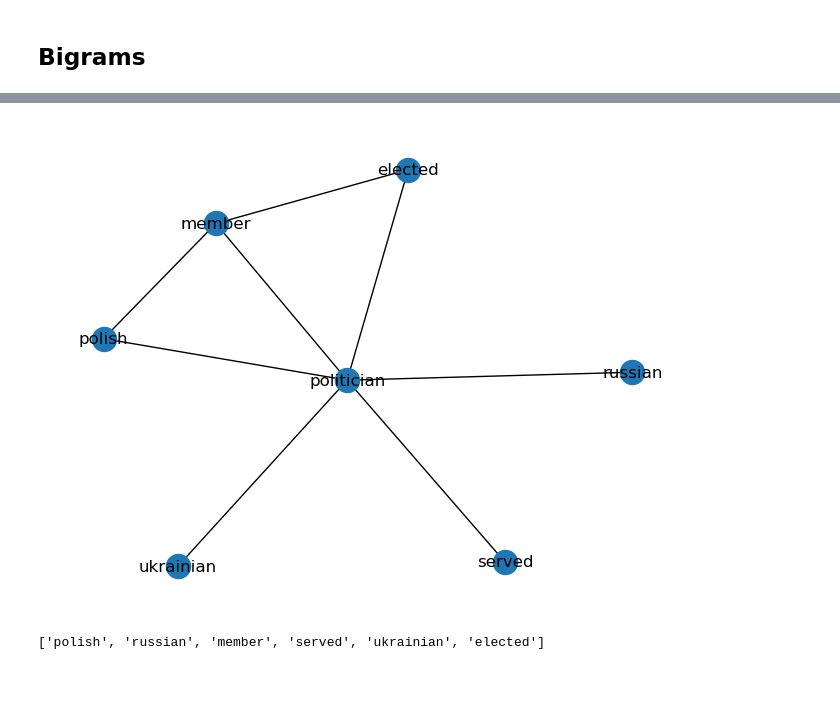
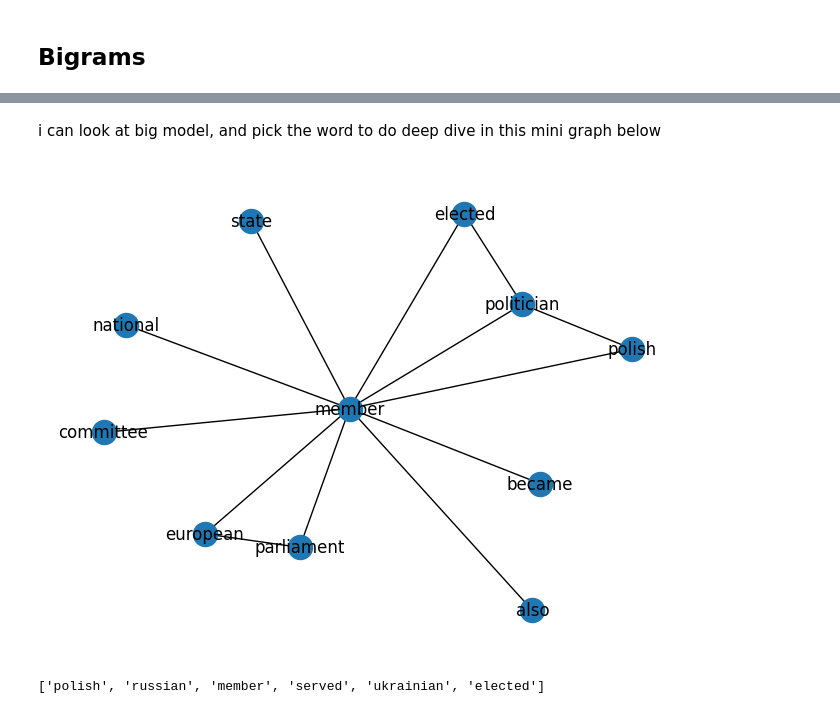
Before and after one commit to darkdonna/wiki_nlp, a Jupyter notebook: Eastern Europe Wiki/EE Wiki.ipynb, the cells around one changed output, grey strips where cells are left out. Saved outputs shown, nothing was run; the diff lists cells and outputs as text; code cells hidden in the pictures; blank space fills up the shorter version.

```diff
--- a/Eastern Europe Wiki/EE Wiki.ipynb
+++ b/Eastern Europe Wiki/EE Wiki.ipynb
@@ -282,15 +348,17 @@ def get_nodes_and_nbrs(G, nodes_of_interest):
             # Append the neighbors of n to nodes_to_draw
             nodes_to_draw.append(nbr)
     return G.subgraph(nodes_to_draw)
+# %% [markdown]
+i can look at big model, and pick the word to do deep dive in this mini graph below
 # %%
 # Extract the subgraph with the nodes of interest: T_draw
-T_draw = get_nodes_and_nbrs(G, ['politician'])
+T_draw = get_nodes_and_nbrs(G, ['member'])
 
 # Draw the subgraph to the screen
 nx.draw(T_draw, with_labels=True)
 plt.show()
 # %% [output]
-[figure, old version]
+[figure, new version]
 # %%
 # Or as a list
 list(G.adj['politician'])
```
Also changed, not shown: parts of 11 cells of this notebook, 5 other files.
